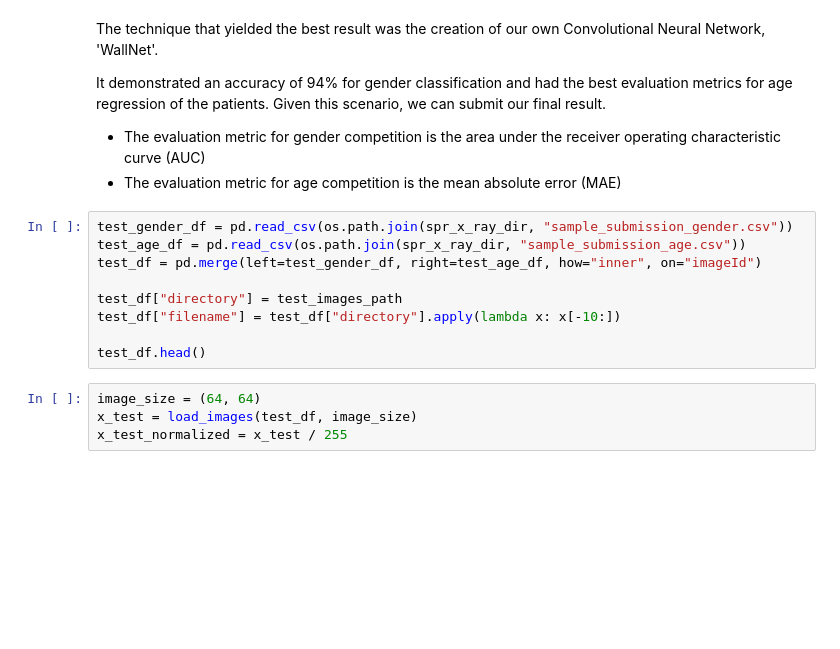
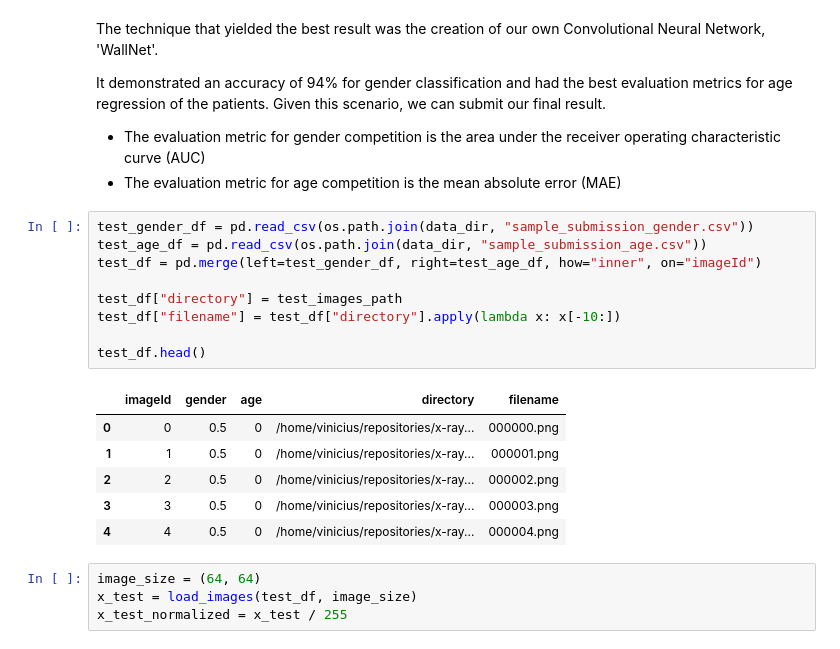
Before and after one commit to viniciusparede/x-ray-predict, a Jupyter notebook: notebooks/spr-x-ray-gender-age-predict.ipynb, the cells around one changed output. Saved outputs shown, nothing was run; the diff lists cells and outputs as text; blank space fills up the shorter version.

```diff
--- a/notebooks/spr-x-ray-gender-age-predict.ipynb
+++ b/notebooks/spr-x-ray-gender-age-predict.ipynb
@@ -590,14 +670,21 @@ It demonstrated an accuracy of 94% for gender classification and had the best ev
 * The evaluation metric for gender competition is the area under the receiver operating characteristic curve (AUC)
 * The evaluation metric for age competition is the mean absolute error (MAE)
 # %%
-test_gender_df = pd.read_csv(os.path.join(spr_x_ray_dir, "sample_submission_gender.csv"))
-test_age_df = pd.read_csv(os.path.join(spr_x_ray_dir, "sample_submission_age.csv"))
+test_gender_df = pd.read_csv(os.path.join(data_dir, "sample_submission_gender.csv"))
+test_age_df = pd.read_csv(os.path.join(data_dir, "sample_submission_age.csv"))
 test_df = pd.merge(left=test_gender_df, right=test_age_df, how="inner", on="imageId")
 
 test_df["directory"] = test_images_path
 test_df["filename"] = test_df["directory"].apply(lambda x: x[-10:])
 
 test_df.head()
+# %% [output]
+|  | imageId | gender | age | directory | filename |
+| 0 | 0 | 0.5 | 0 | /home/vinicius/repositories/x-ray... | 000000.png |
+| 1 | 1 | 0.5 | 0 | /home/vinicius/repositories/x-ray... | 000001.png |
+| 2 | 2 | 0.5 | 0 | /home/vinicius/repositories/x-ray... | 000002.png |
+| 3 | 3 | 0.5 | 0 | /home/vinicius/repositories/x-ray... | 000003.png |
+| 4 | 4 | 0.5 | 0 | /home/vinicius/repositories/x-ray... | 000004.png |
 # %%
 image_size = (64, 64)
 x_test = load_images(test_df, image_size)
```
Also changed, not shown: parts of 11 cells of this notebook.
